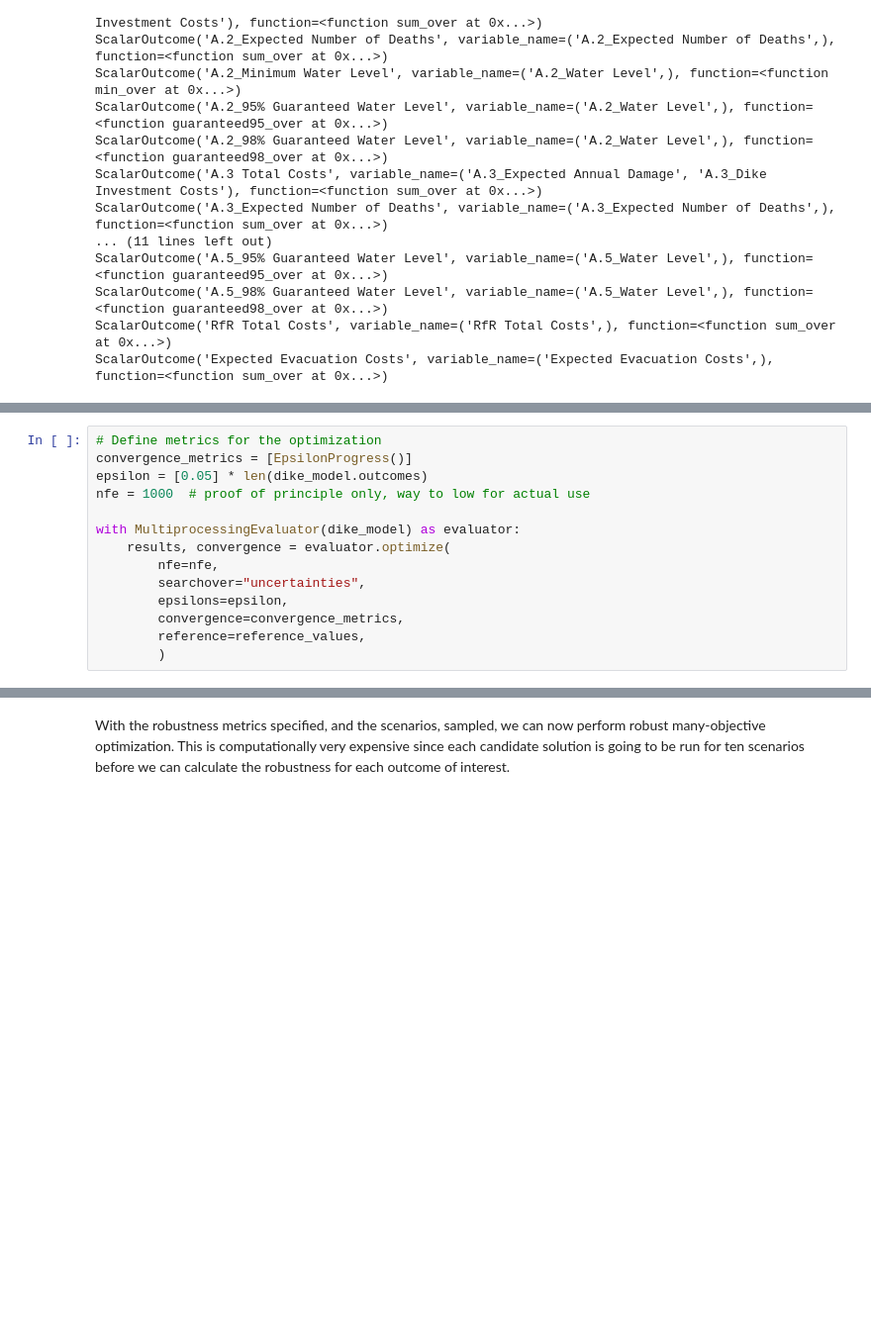
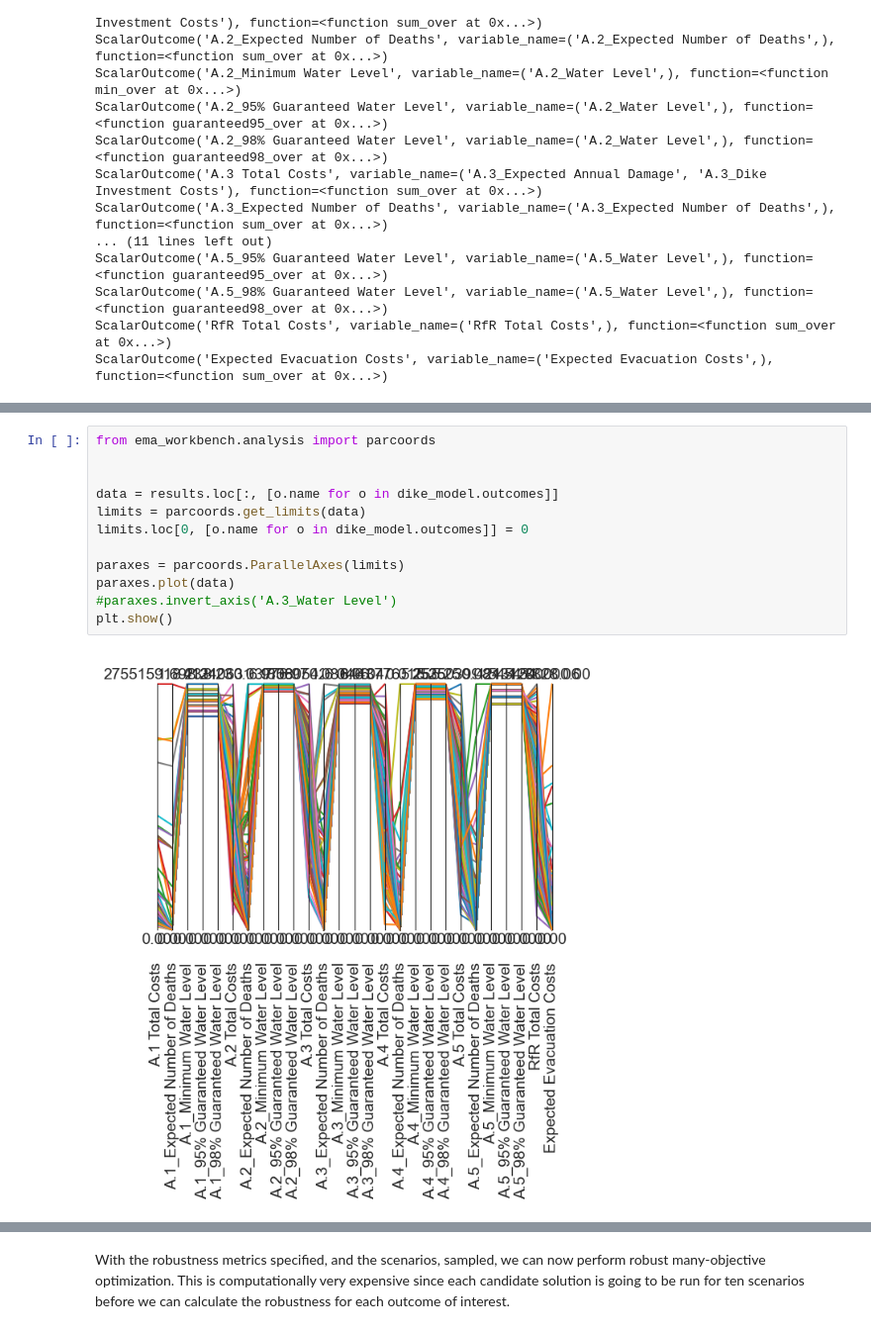
Before and after one commit to daniela1998/MBDM-Group-1, a Jupyter notebook: MORDM.ipynb, the cells around one changed output, grey strips where cells are left out. Shown at 99% size. Drawn from its saved outputs; the diff is of its cells as text; blank space fills up the shorter version.

Commit message:
MORDM and Multi Scenario MORDM

```diff
--- a/MORDM.ipynb
+++ b/MORDM.ipynb
@@ -198,14 +194,0 @@ ref_scenario = Scenario("reference", **scen1)
-# %%
-# Define metrics for the optimization
-convergence_metrics = [EpsilonProgress()]
-epsilon = [0.05] * len(dike_model.outcomes)
-nfe = 1000  # proof of principle only, way to low for actual use
-
-with MultiprocessingEvaluator(dike_model) as evaluator:
-    results, convergence = evaluator.optimize(
-        nfe=nfe,
-        searchover="uncertainties",
-        epsilons=epsilon,
-        convergence=convergence_metrics,
-        reference=reference_values,
-        )
@@ -212 +207,15 @@ with MultiprocessingEvaluator(dike_model) as evaluator:
+# %%
+from ema_workbench.analysis import parcoords
+
+
+data = results.loc[:, [o.name for o in dike_model.outcomes]]
+limits = parcoords.get_limits(data)
+limits.loc[0, [o.name for o in dike_model.outcomes]] = 0
+
+paraxes = parcoords.ParallelAxes(limits)
+paraxes.plot(data)
+#paraxes.invert_axis('A.3_Water Level')
+plt.show()
+# %% [output]
+[figure, added]
 # %% [markdown]
```
Also changed, not shown: parts of 12 cells of this notebook.
